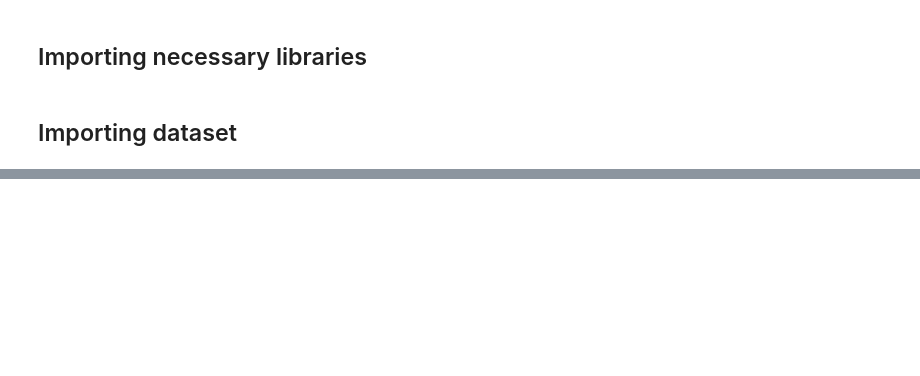
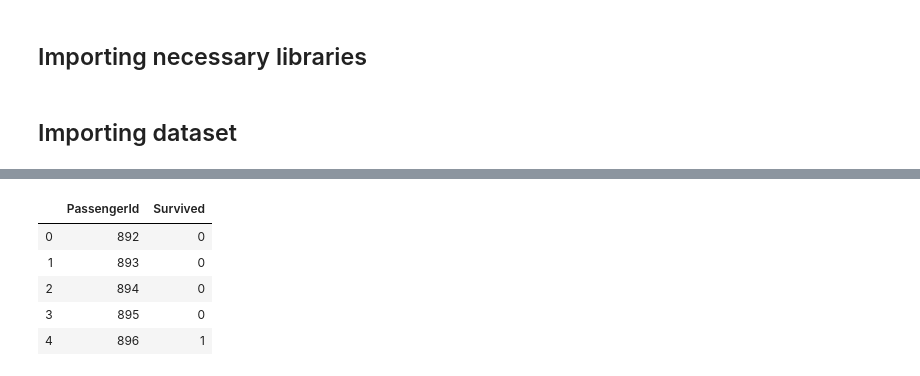
Before and after one commit to LUCIA-RONCHI/Kaggle_Titanic, a Jupyter notebook: Titanic_Logistic_Regression.ipynb, the cells around one changed output, grey strips where cells are left out. Saved outputs shown, nothing was run; the diff lists cells and outputs as text; code cells hidden in the pictures; blank space fills up the shorter version.

```diff
--- a/Titanic_Logistic_Regression.ipynb
+++ b/Titanic_Logistic_Regression.ipynb
@@ -15,0 +460,22 @@ FileNotFoundError: [Errno 2] File b'../Data/raw_combined.csv' does not exist: b'
+# %%
+# Predict on Test Data
+y_hat = log_reg_fit.predict(x)
+# %%
+# Convert predictions into zeros and ones
+y_hat[y_hat < 0.5] = 0
+y_hat[y_hat >= 0.5] = 1
+# %%
+# Convert into dataframe
+y_hat = pd.DataFrame(y_hat, columns = ["Survived"])
+# %%
+# Add passenger information
+result = pd.concat([raw_combined.loc[raw_combined["Train"] == 0, "PassengerId"], y_hat.astype(int)], axis = 1)
+# %%
+result.head()
+# %% [output]
+|  | PassengerId | Survived |
+| 0 | 892 | 0 |
+| 1 | 893 | 0 |
+| 2 | 894 | 0 |
+| 3 | 895 | 0 |
+| 4 | 896 | 1 |
```
Also changed, not shown: parts of 56 cells of this notebook.
